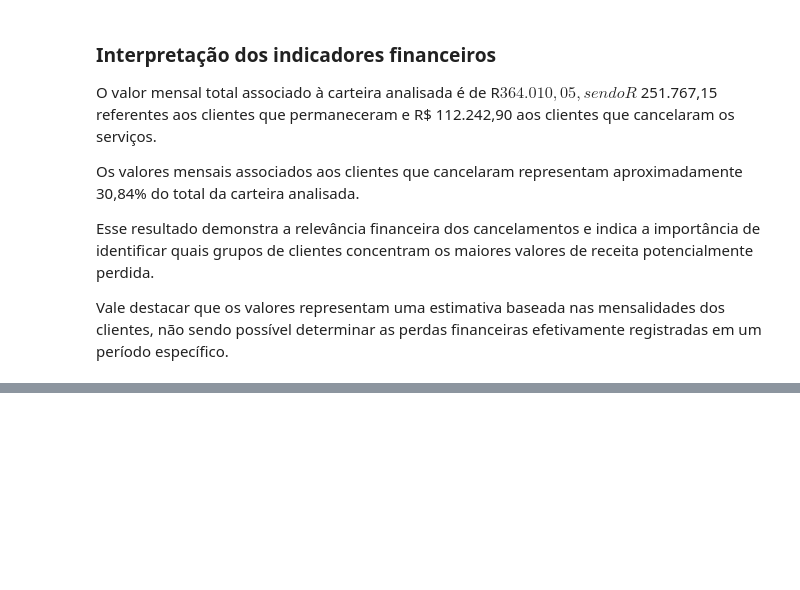
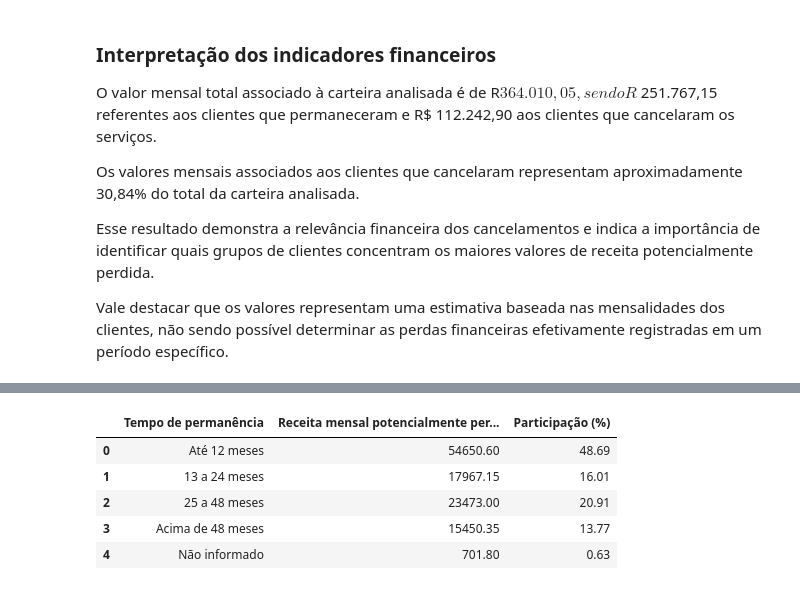
Before and after one commit to gziinx/PII2_databricks, a Jupyter notebook: 05_gold_financeira.ipynb, the cells around one changed output, grey strips where cells are left out. Drawn from its saved outputs; the diff is of its cells as text; code cells hidden in the pictures; blank space fills up the shorter version.

```diff
--- a/05_gold_financeira.ipynb
+++ b/05_gold_financeira.ipynb
@@ -131,0 +332,25 @@ Vale destacar que os valores representam uma estimativa baseada nas mensalidades
+# %%
+receita_por_permanencia = df_cancelados.groupby(
+    "faixa_permanencia", observed=True
+)["MonthlyCharges"].sum().round(2)
+
+tabela_permanencia_financeiro = receita_por_permanencia.reset_index()
+
+tabela_permanencia_financeiro.columns = [
+    "Tempo de permanência",
+    "Receita mensal potencialmente perdida"
+]
+
+tabela_permanencia_financeiro["Participação (%)"] = (
+    tabela_permanencia_financeiro["Receita mensal potencialmente perdida"]
+    / receita_perdida * 100
+).round(2)
+
+tabela_permanencia_financeiro
+# %% [output]
+|  | Tempo de permanência | Receita mensal potencialmente per... | Participação (%) |
+| 0 | Até 12 meses | 54650.60 | 48.69 |
+| 1 | 13 a 24 meses | 17967.15 | 16.01 |
+| 2 | 25 a 48 meses | 23473.00 | 20.91 |
+| 3 | Acima de 48 meses | 15450.35 | 13.77 |
+| 4 | Não informado | 701.80 | 0.63 |
```
Also changed, not shown: parts of 33 cells of this notebook, 11 other files.
